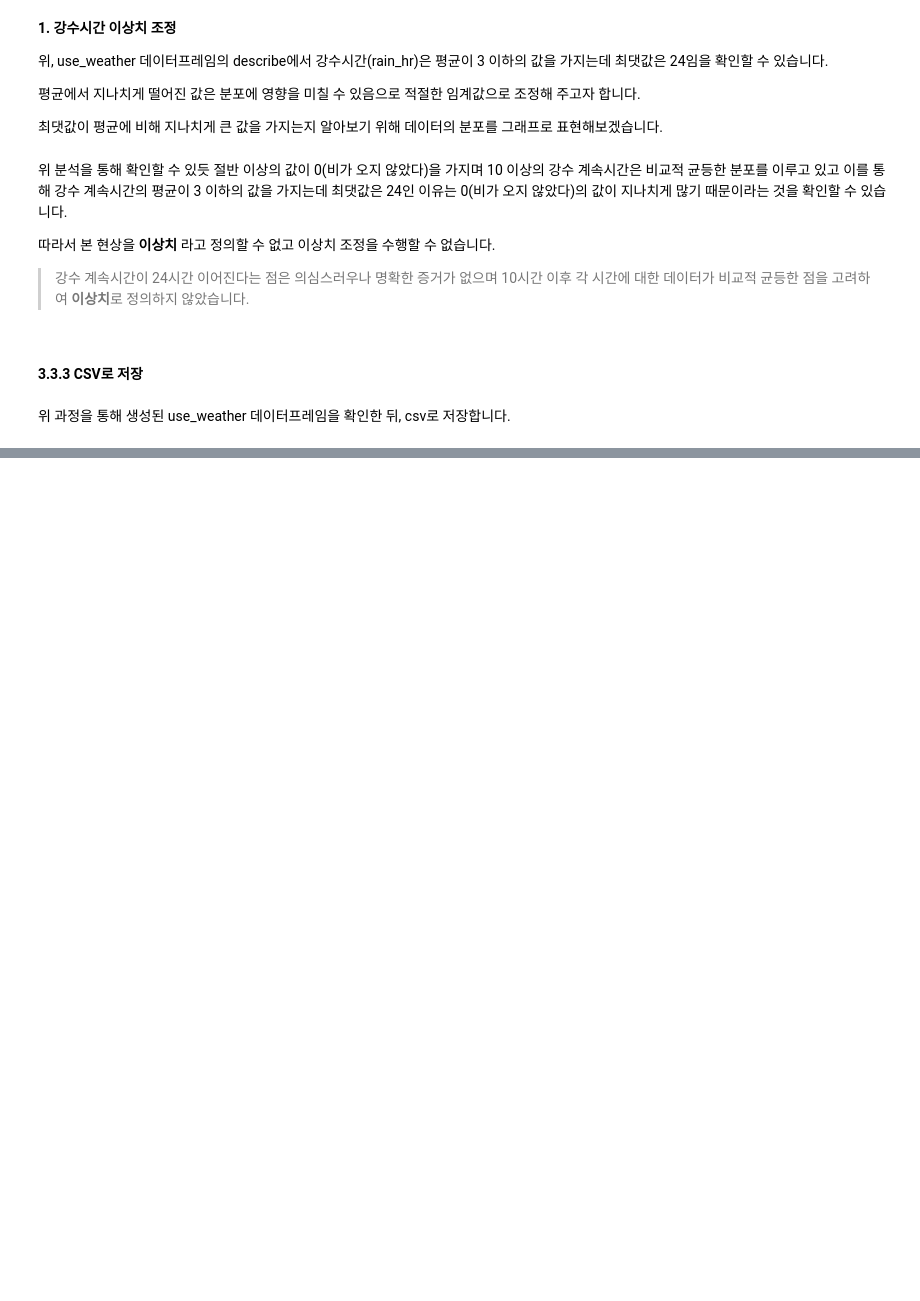
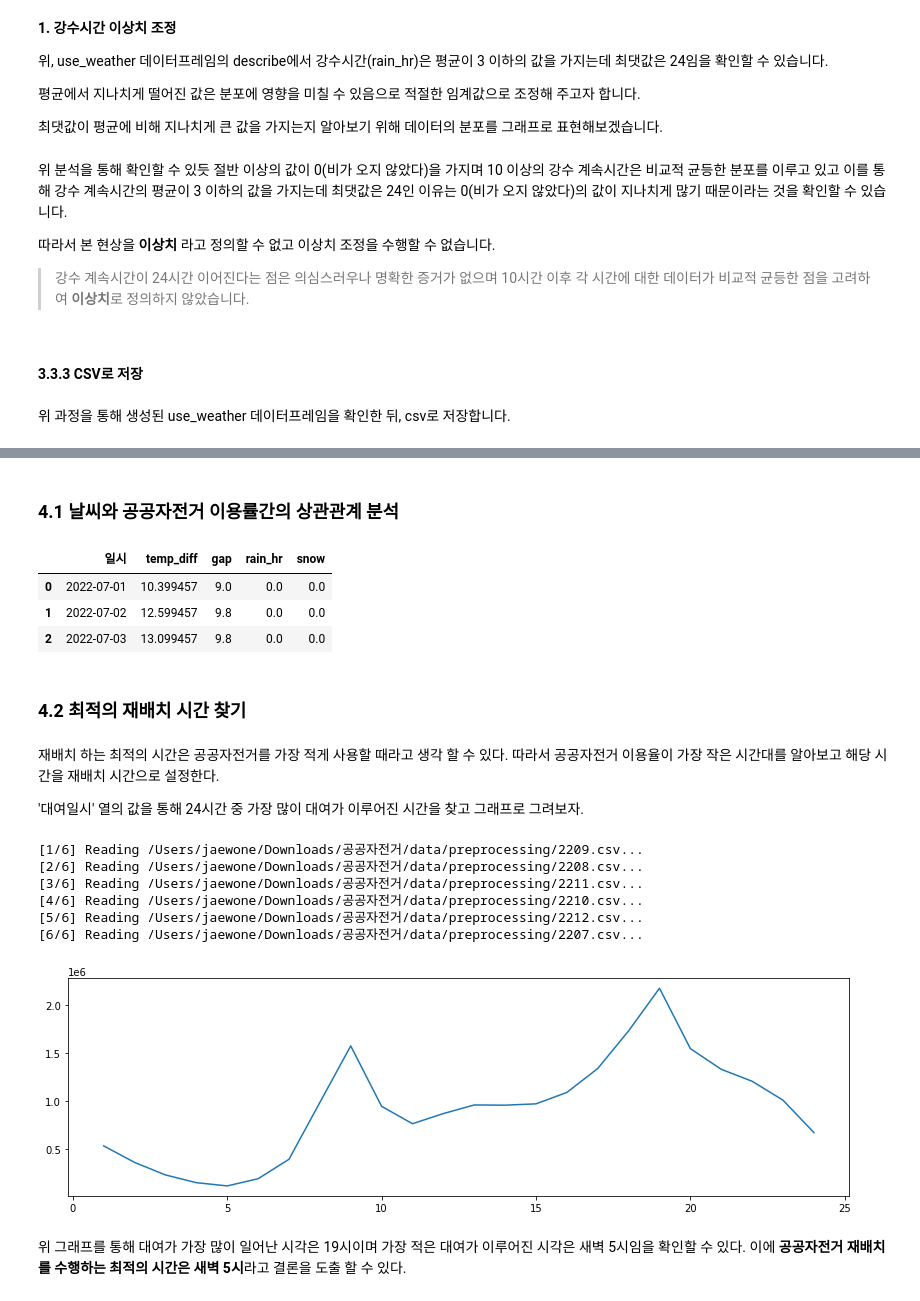
Before and after one commit to jaewonE/Minimizing-bicycle-rearrangement-through-public-bicycle-data-analysis, a Jupyter notebook: 12조 최종보고서.ipynb, the cells around one changed output, grey strips where cells are left out. Drawn from its saved outputs; the diff is of its cells as text; code cells hidden in the pictures; blank space fills up the shorter version.

```diff
--- a/12조 최종보고서.ipynb
+++ b/12조 최종보고서.ipynb
@@ -497,15 +506,13 @@ print(f'Location data contain {location.isna().sum().sum()} na values')
 common_table = pd.DataFrame(columns=['대여소ID', '대여소번호', '대여소명', '거치대'])
 
 # 각 csv를 읽어와 대여소ID를 기준으로 중복된 열을 제거한다.
-for file in os.listdir(location_info_path):
-    file_path = os.path.join(location_info_path, file)
-    if (os.path.splitext(file_path)[1] == '.csv'):
-        table = pd.read_csv(file_path, encoding='UTF-8')
-        if (len(common_table) == 0):
-            common_table = table
-        else:
-            common_table = (pd.concat(
-                [common_table, table], ignore_index=True).drop_duplicates(subset="대여소ID"))
+for file_path, index in csv_iterator(location_info_path):
+    table = pd.read_csv(file_path, encoding='UTF-8')
+    if (len(common_table) == 0):
+        common_table = table
+    else:
+        common_table = (pd.concat(
+            [common_table, table], ignore_index=True).drop_duplicates(subset="대여소ID"))
 
 # 대여소ID를 index로 설정한다.
 common_table = common_table.set_index('대여소ID', drop=True)
@@ -725,0 +747,49 @@ print('Save to csv: data/weather.csv')
+# %% [markdown]
+### 4.1 날씨와 공공자전거 이용률간의 상관관계 분석
+# %%
+weather = pd.read_csv('data/weather.csv')
+weather.head(3)
+# %% [output]
+|  | 일시 | temp_diff | gap | rain_hr | snow |
+| 0 | 2022-07-01 | 10.399457 | 9.0 | 0.0 | 0.0 |
+| 1 | 2022-07-02 | 12.599457 | 9.8 | 0.0 | 0.0 |
+| 2 | 2022-07-03 | 13.099457 | 9.8 | 0.0 | 0.0 |
+# %% [markdown]
+### 4.2 최적의 재배치 시간 찾기
+# %% [markdown]
+
+재배치 하는 최적의 시간은 공공자전거를 가장 적게 사용할 때라고 생각 할 수 있다.
+따라서 공공자전거 이용율이 가장 작은 시간대를 알아보고 해당 시간을 재배치 시간으로 설정한다.
+
+'대여일시' 열의 값을 통해 24시간 중 가장 많이 대여가 이루어진 시간을 찾고 그래프로 그려보자.
+# %%
+# preprocessing 폴더에 포함된 모든 파일(전체리된 대여이력 정보 csv)들을 하나씩 가져와 시간에 따른 그룹화를 수행한다.
+time_count = np.array([0 for __ in range(24)])
+
+file_list_length = len(os.listdir(preprocessing_path))
+for file_path, index in csv_iterator(preprocessing_path):
+  time_count += (
+      pd.to_datetime(
+          pd.read_csv(
+              file_path, usecols=['대여일시'])
+          .iloc[:, 0]
+      ).dt.hour
+      .value_counts()
+      .sort_index()
+      .values
+  )
+  print(f'[{index + 1}/{file_list_length}] Reading {file_path}...')
+
+fig, ax = plt.subplots(figsize=(14, 4))
+plt.plot([i for i in range(1, 25, 1)], time_count)
+plt.show()
+# %% [output]
+[1/6] Reading /Users/jaewone/Downloads/공공자전거/data/preprocessing/2209.csv...
+[2/6] Reading /Users/jaewone/Downloads/공공자전거/data/preprocessing/2208.csv...
+[3/6] Reading /Users/jaewone/Downloads/공공자전거/data/preprocessing/2211.csv...
+[4/6] Reading /Users/jaewone/Downloads/공공자전거/data/preprocessing/2210.csv...
+[5/6] Reading /Users/jaewone/Downloads/공공자전거/data/preprocessing/2212.csv...
+[6/6] Reading /Users/jaewone/Downloads/공공자전거/data/preprocessing/2207.csv...
+[figure, added]
+# %% [markdown]
+위 그래프를 통해 대여가 가장 많이 일어난 시각은 19시이며 가장 적은 대여가 이루어진 시각은 새벽 5시임을 확인할 수 있다. 이에 **공공자전거 재배치를 수행하는 최적의 시간은 새벽 5시**라고 결론을 도출 할 수 있다.
```
Also changed, not shown: parts of 3 cells of this notebook.
